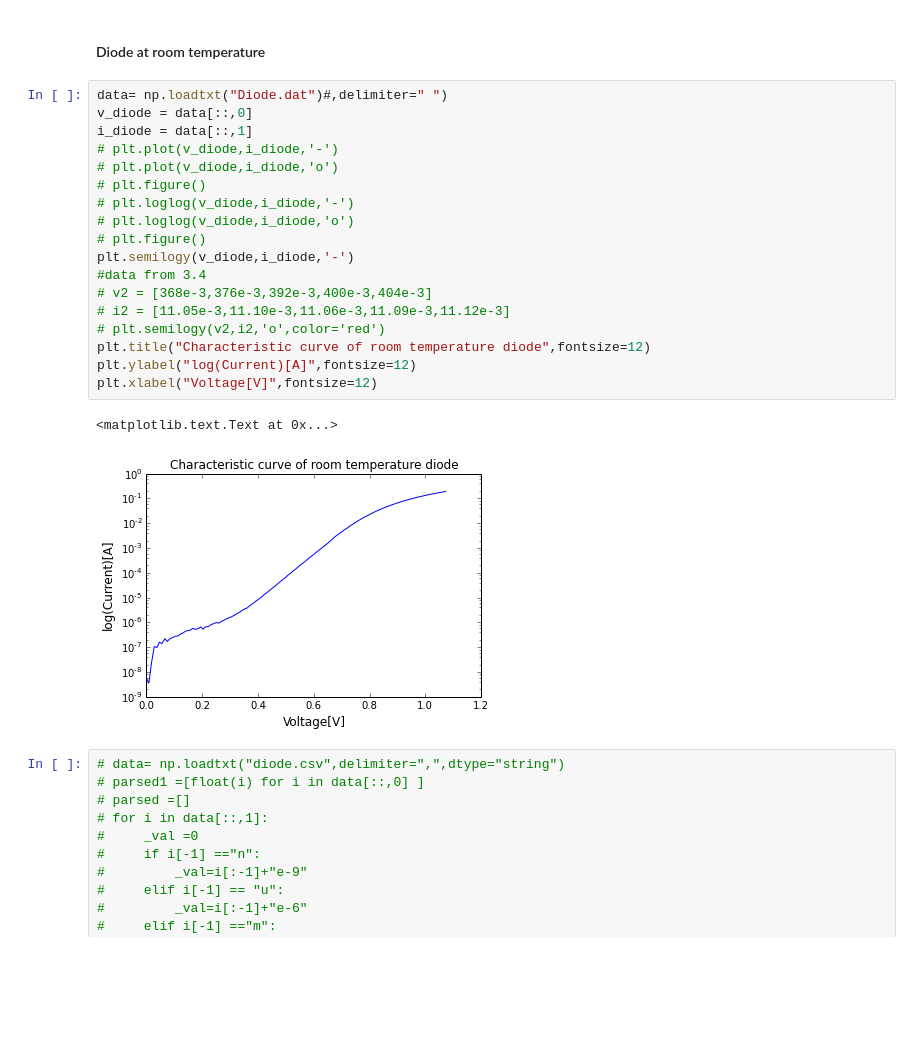
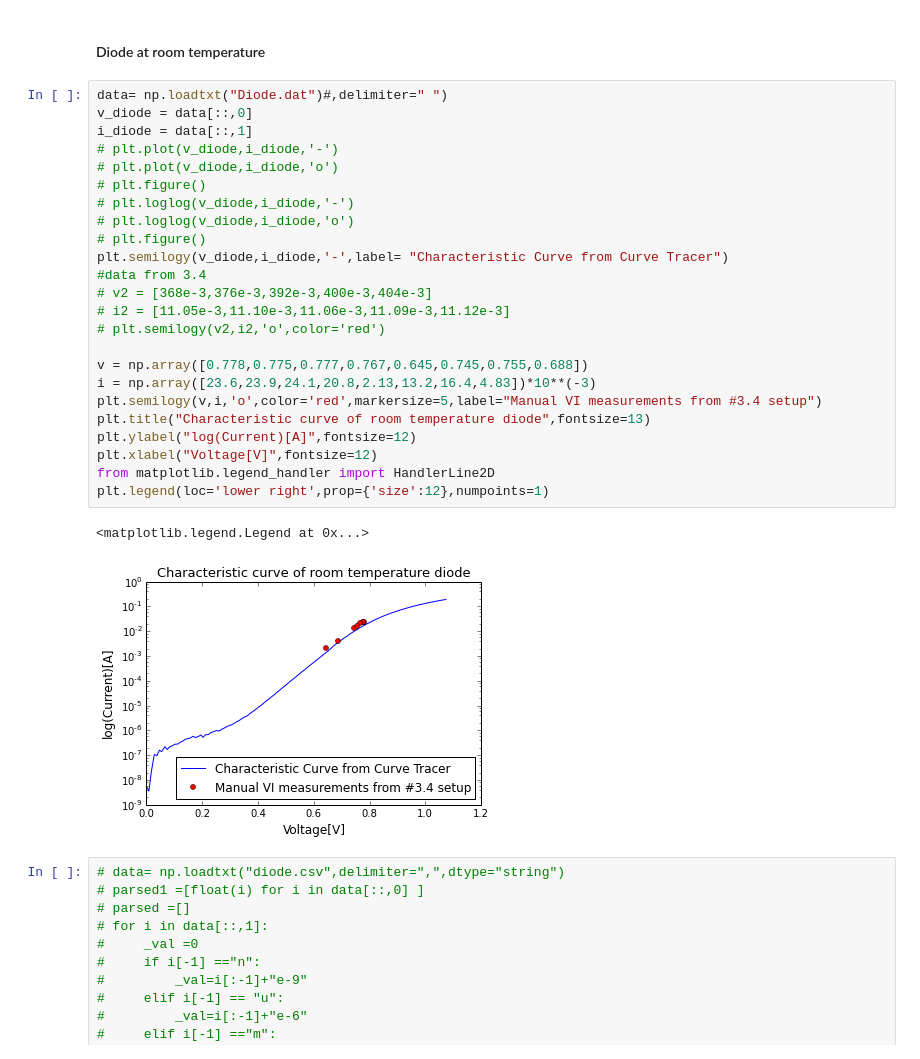
Before and after one commit to dorisjlee/111BSClab, a Jupyter notebook: lab3/Lab3.ipynb, the cells around one changed output. Saved outputs shown, nothing was run; the diff lists cells and outputs as text; blank space fills up the shorter version.

```diff
--- a/lab3/Lab3.ipynb
+++ b/lab3/Lab3.ipynb
@@ -103,24 +124,30 @@ cd ../final_diode/
 # %%
 data= np.loadtxt("Diode.dat")#,delimiter=" ")
 v_diode = data[::,0]
 i_diode = data[::,1]
 # plt.plot(v_diode,i_diode,'-')
 # plt.plot(v_diode,i_diode,'o')
 # plt.figure()
 # plt.loglog(v_diode,i_diode,'-')
 # plt.loglog(v_diode,i_diode,'o')
 # plt.figure()
-plt.semilogy(v_diode,i_diode,'-')
+plt.semilogy(v_diode,i_diode,'-',label= "Characteristic Curve from Curve Tracer")
 #data from 3.4
 # v2 = [368e-3,376e-3,392e-3,400e-3,404e-3]
 # i2 = [11.05e-3,11.10e-3,11.06e-3,11.09e-3,11.12e-3]
 # plt.semilogy(v2,i2,'o',color='red')
-plt.title("Characteristic curve of room temperature diode",fontsize=12)
+
+v = np.array([0.778,0.775,0.777,0.767,0.645,0.745,0.755,0.688])
+i = np.array([23.6,23.9,24.1,20.8,2.13,13.2,16.4,4.83])*10**(-3)
+plt.semilogy(v,i,'o',color='red',markersize=5,label="Manual VI measurements from #3.4 setup")
+plt.title("Characteristic curve of room temperature diode",fontsize=13)
 plt.ylabel("log(Current)[A]",fontsize=12)
 plt.xlabel("Voltage[V]",fontsize=12)
+from matplotlib.legend_handler import HandlerLine2D
+plt.legend(loc='lower right',prop={'size':12},numpoints=1)
 # %% [output]
-<matplotlib.text.Text at 0x...>
+<matplotlib.legend.Legend at 0x...>
-[figure, old version]
+[figure, new version]
 # %%
 # data= np.loadtxt("diode.csv",delimiter=",",dtype="string")
 # parsed1 =[float(i) for i in data[::,0] ]
```
Also changed, not shown: parts of 29 cells of this notebook, 18 other files.
